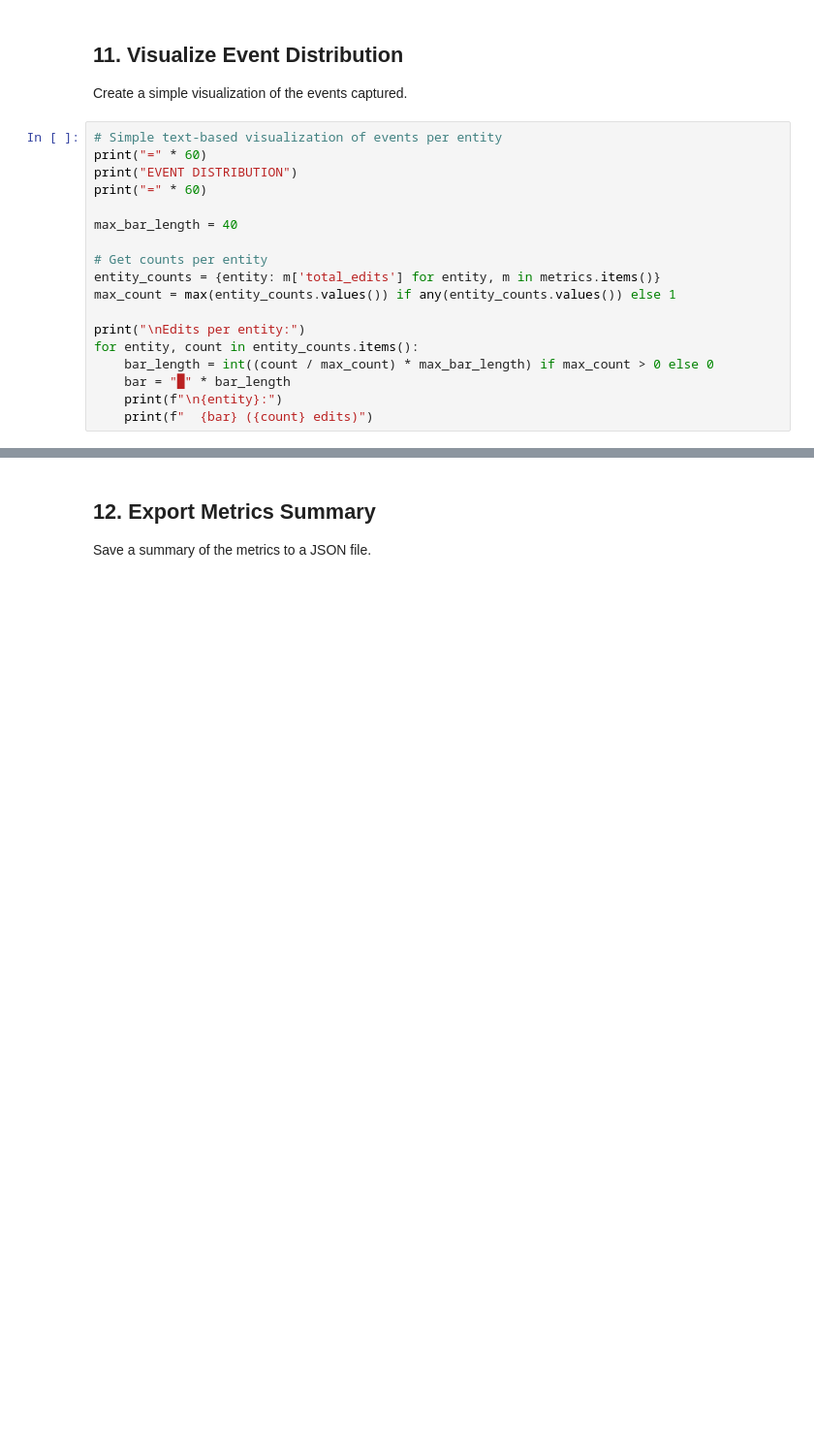
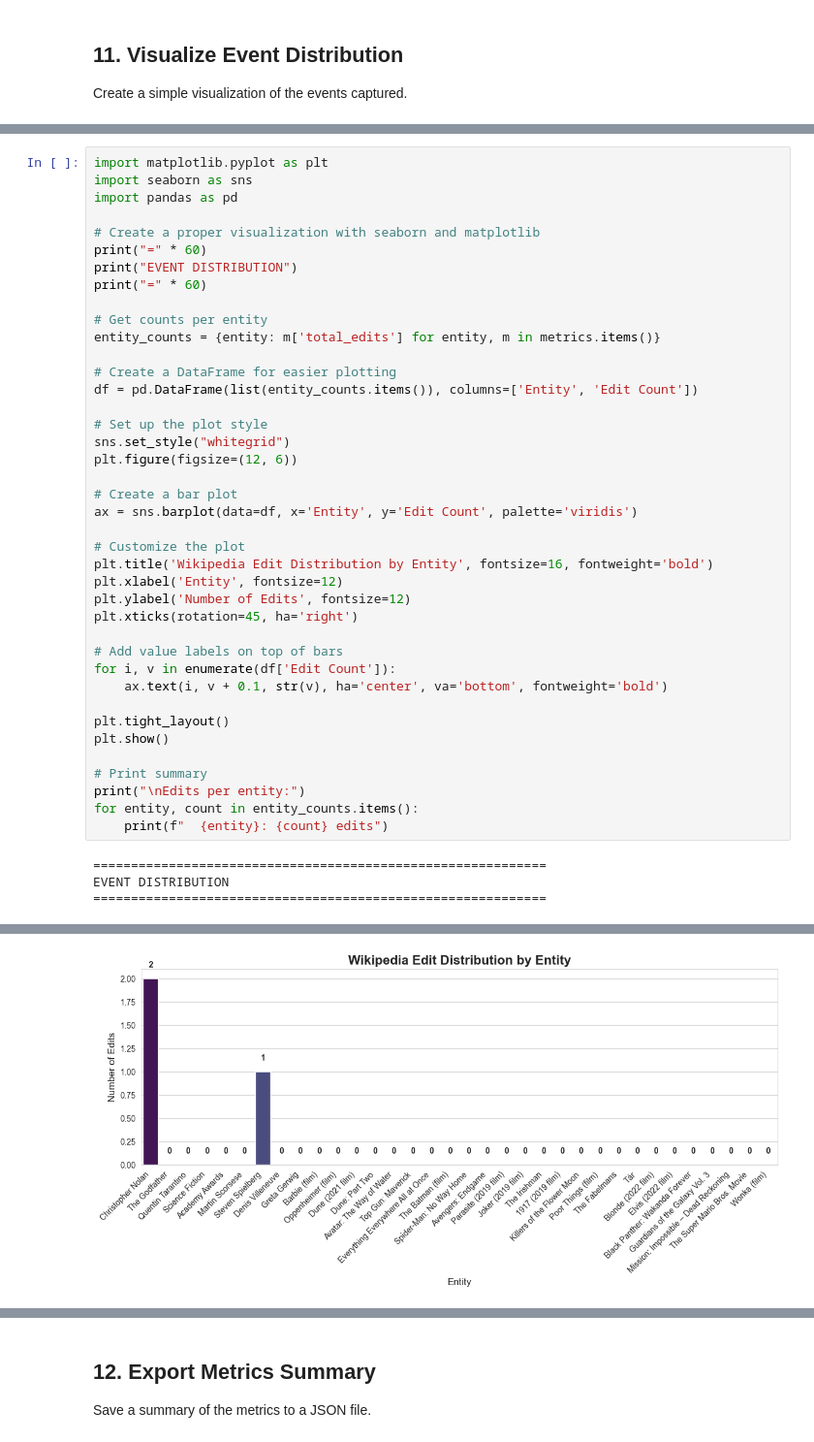
Before and after one commit to ethansmadjaa/Big-Data-Processing-Labs, a Jupyter notebook: project/streaming.ipynb, the cells around one changed output, grey strips where cells are left out. Shown: that part at 97% size. Drawn from its saved outputs; the diff is of its cells as text; blank space fills up the shorter version.

```diff
--- a/project/streaming.ipynb
+++ b/project/streaming.ipynb
@@ -790,21 +912,3 @@ This could mean:
 ## 11. Visualize Event Distribution
 
 Create a simple visualization of the events captured.
-# %%
-# Simple text-based visualization of events per entity
-print("=" * 60)
-print("EVENT DISTRIBUTION")
-print("=" * 60)
-
-max_bar_length = 40
-
-# Get counts per entity
-entity_counts = {entity: m['total_edits'] for entity, m in metrics.items()}
-max_count = max(entity_counts.values()) if any(entity_counts.values()) else 1
-
-print("\nEdits per entity:")
-for entity, count in entity_counts.items():
-    bar_length = int((count / max_count) * max_bar_length) if max_count > 0 else 0
-    bar = "█" * bar_length
-    print(f"\n{entity}:")
-    print(f"  {bar} ({count} edits)")
@@ -831,0 +915,44 @@ Academy Awards:
+# %%
+import matplotlib.pyplot as plt
+import seaborn as sns
+import pandas as pd
+
+# Create a proper visualization with seaborn and matplotlib
+print("=" * 60)
+print("EVENT DISTRIBUTION")
+print("=" * 60)
+
+# Get counts per entity
+entity_counts = {entity: m['total_edits'] for entity, m in metrics.items()}
+
+# Create a DataFrame for easier plotting
+df = pd.DataFrame(list(entity_counts.items()), columns=['Entity', 'Edit Count'])
+
+# Set up the plot style
+sns.set_style("whitegrid")
+plt.figure(figsize=(12, 6))
+
+# Create a bar plot
+ax = sns.barplot(data=df, x='Entity', y='Edit Count', palette='viridis')
+
+# Customize the plot
+plt.title('Wikipedia Edit Distribution by Entity', fontsize=16, fontweight='bold')
+plt.xlabel('Entity', fontsize=12)
+plt.ylabel('Number of Edits', fontsize=12)
+plt.xticks(rotation=45, ha='right')
+
+# Add value labels on top of bars
+for i, v in enumerate(df['Edit Count']):
+    ax.text(i, v + 0.1, str(v), ha='center', va='bottom', fontweight='bold')
+
+plt.tight_layout()
+plt.show()
+
+# Print summary
+print("\nEdits per entity:")
+for entity, count in entity_counts.items():
+    print(f"  {entity}: {count} edits")
+# %% [output]
+============================================================
+EVENT DISTRIBUTION
+============================================================
@@ -831,0 +962 @@ Academy Awards:
+[figure, added]
```
Also changed, not shown: parts of 12 cells of this notebook, 2 other files.
